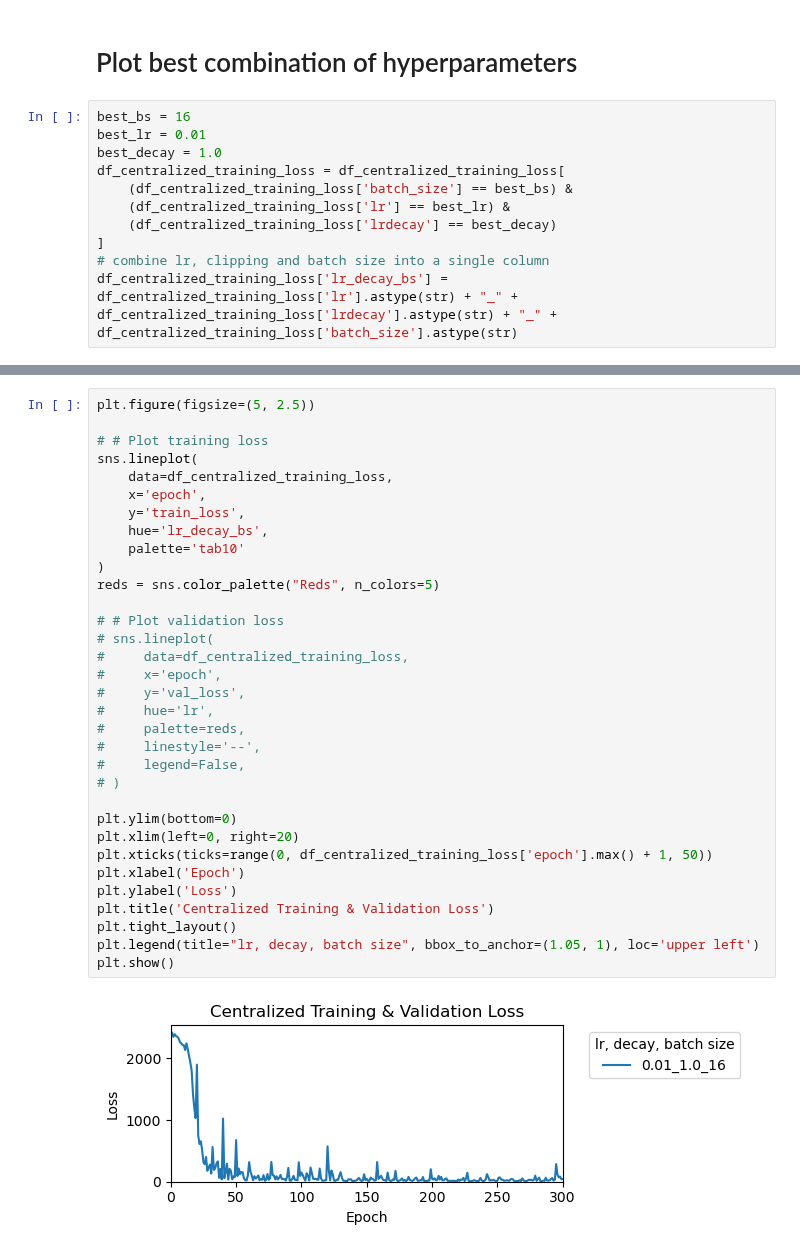
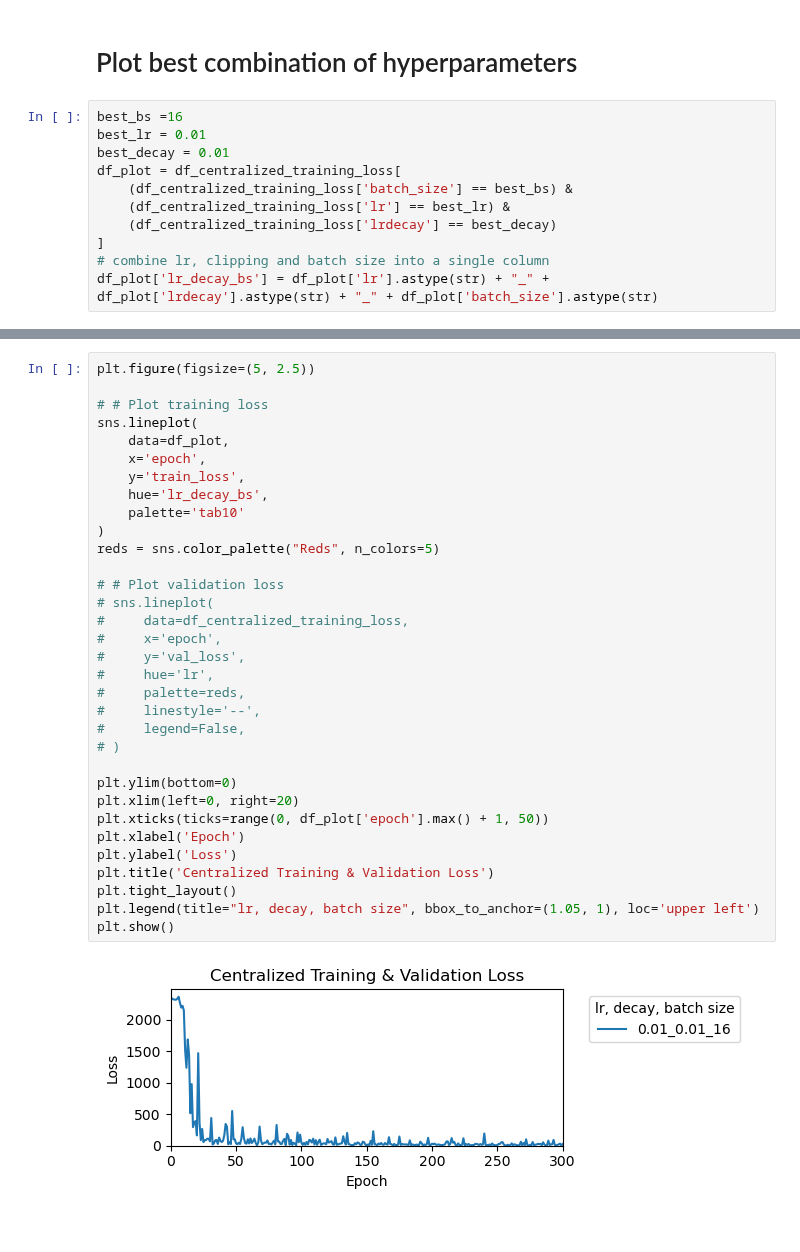
Before and after one commit to luisas/fl4tsf, a Jupyter notebook: analysis/02_centralized_training.ipynb, the cells around one changed output, grey strips where cells are left out. Drawn from its saved outputs; the diff is of its cells as text.

```diff
--- a/analysis/02_centralized_training.ipynb
+++ b/analysis/02_centralized_training.ipynb
@@ -228,16 +228,16 @@ plt.show()
 # %% [markdown]
 # Plot best combination of hyperparameters
 # %%
-best_bs = 16
+best_bs =16
 best_lr = 0.01
-best_decay = 1.0
-df_centralized_training_loss = df_centralized_training_loss[
+best_decay = 0.01
+df_plot = df_centralized_training_loss[
     (df_centralized_training_loss['batch_size'] == best_bs) &
     (df_centralized_training_loss['lr'] == best_lr) &
     (df_centralized_training_loss['lrdecay'] == best_decay)
 ]
 # combine lr, clipping and batch size into a single column
-df_centralized_training_loss['lr_decay_bs'] = df_centralized_training_loss['lr'].astype(str) + "_" + df_centralized_training_loss['lrdecay'].astype(str) + "_" + df_centralized_training_loss['batch_size'].astype(str)
+df_plot['lr_decay_bs'] = df_plot['lr'].astype(str) + "_" + df_plot['lrdecay'].astype(str) + "_" + df_plot['batch_size'].astype(str)
 # %% [output]
 A value is trying to be set on a copy of a slice from a DataFrame.
 Try using .loc[row_indexer,col_indexer] = value instead
@@ -249,33 +249,33 @@ plt.figure(figsize=(5, 2.5))
 
 # # Plot training loss
 sns.lineplot(
-    data=df_centralized_training_loss,
+    data=df_plot,
     x='epoch',
     y='train_loss',
     hue='lr_decay_bs',
     palette='tab10'
 )
 reds = sns.color_palette("Reds", n_colors=5)
 
 # # Plot validation loss
 # sns.lineplot(
 #     data=df_centralized_training_loss,
 #     x='epoch',
 #     y='val_loss',
 #     hue='lr',
 #     palette=reds,
 #     linestyle='--',
 #     legend=False,
 # )
 
 plt.ylim(bottom=0)
 plt.xlim(left=0, right=20)
-plt.xticks(ticks=range(0, df_centralized_training_loss['epoch'].max() + 1, 50))
+plt.xticks(ticks=range(0, df_plot['epoch'].max() + 1, 50))
 plt.xlabel('Epoch')
 plt.ylabel('Loss')
 plt.title('Centralized Training & Validation Loss')
 plt.tight_layout()
 plt.legend(title="lr, decay, batch size", bbox_to_anchor=(1.05, 1), loc='upper left')
 plt.show()
 # %% [output]
-[figure, old version]
+[figure, new version]
```
Also changed, not shown: parts of 3 cells of this notebook, 13 other files.
